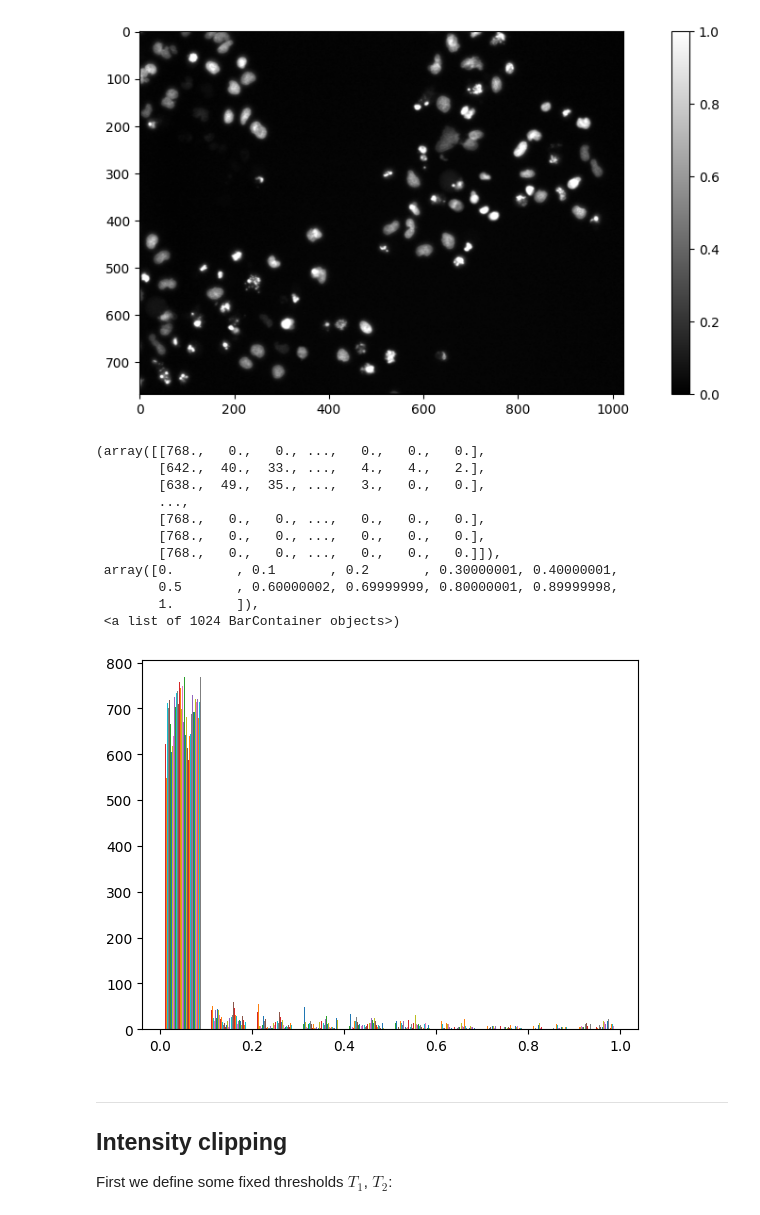
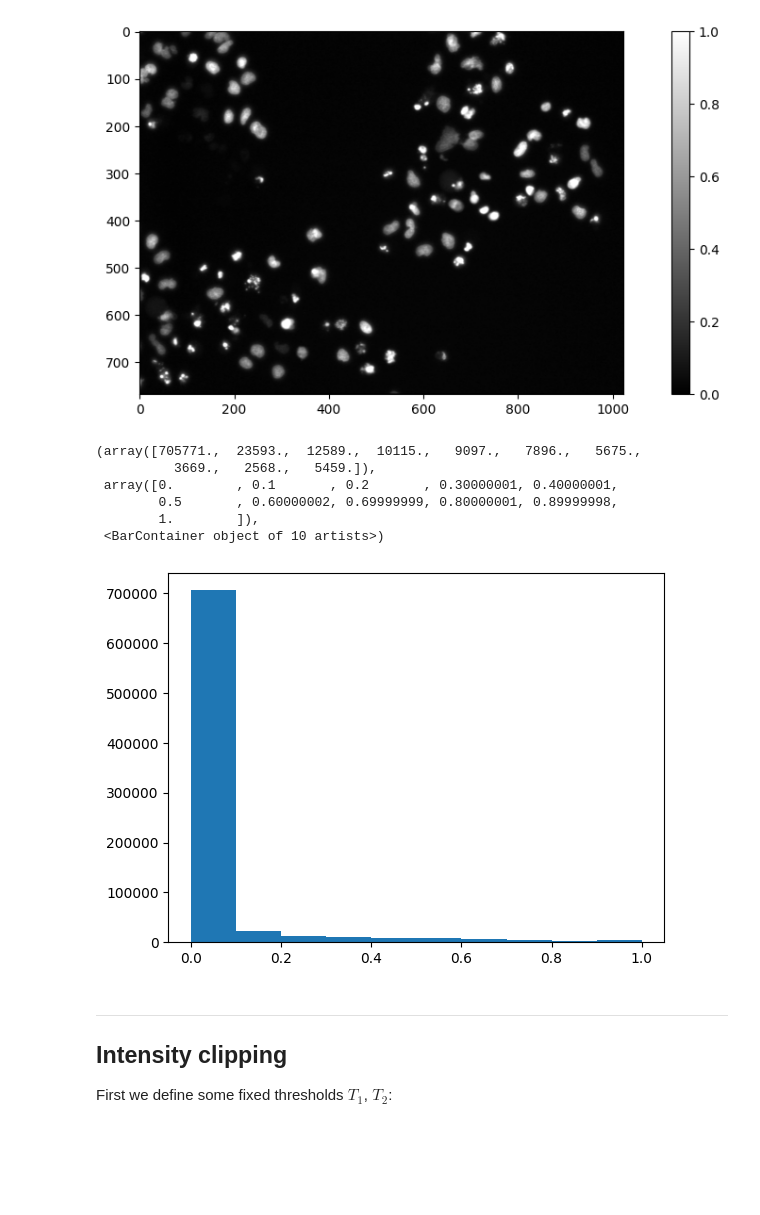
Before and after one commit to acetronomical/mobi-fs3-python, a Jupyter notebook: task2.ipynb, the cells around one changed output. Cells and saved outputs as stored; diff of their text form; code cells hidden in the pictures; blank space fills up the shorter version.

```diff
--- a/task2.ipynb
+++ b/task2.ipynb
@@ -24,20 +24,15 @@ plt.colorbar()
 <matplotlib.colorbar.Colorbar at 0x...>
 [figure]
 # %%
-plt.hist(img)
+plt.hist(img.flatten())
 # %% [output]
-(array([[768.,   0.,   0., ...,   0.,   0.,   0.],
-        [642.,  40.,  33., ...,   4.,   4.,   2.],
-        [638.,  49.,  35., ...,   3.,   0.,   0.],
-        ...,
-        [768.,   0.,   0., ...,   0.,   0.,   0.],
-        [768.,   0.,   0., ...,   0.,   0.,   0.],
-        [768.,   0.,   0., ...,   0.,   0.,   0.]]),
+(array([705771.,  23593.,  12589.,  10115.,   9097.,   7896.,   5675.,
+          3669.,   2568.,   5459.]),
  array([0.        , 0.1       , 0.2       , 0.30000001, 0.40000001,
         0.5       , 0.60000002, 0.69999999, 0.80000001, 0.89999998,
         1.        ]),
- <a list of 1024 BarContainer objects>)
+ <BarContainer object of 10 artists>)
-[figure, old version]
+[figure, new version]
 # %% [markdown]
 ---
 
```
Also changed, not shown: parts of 3 cells of this notebook.
